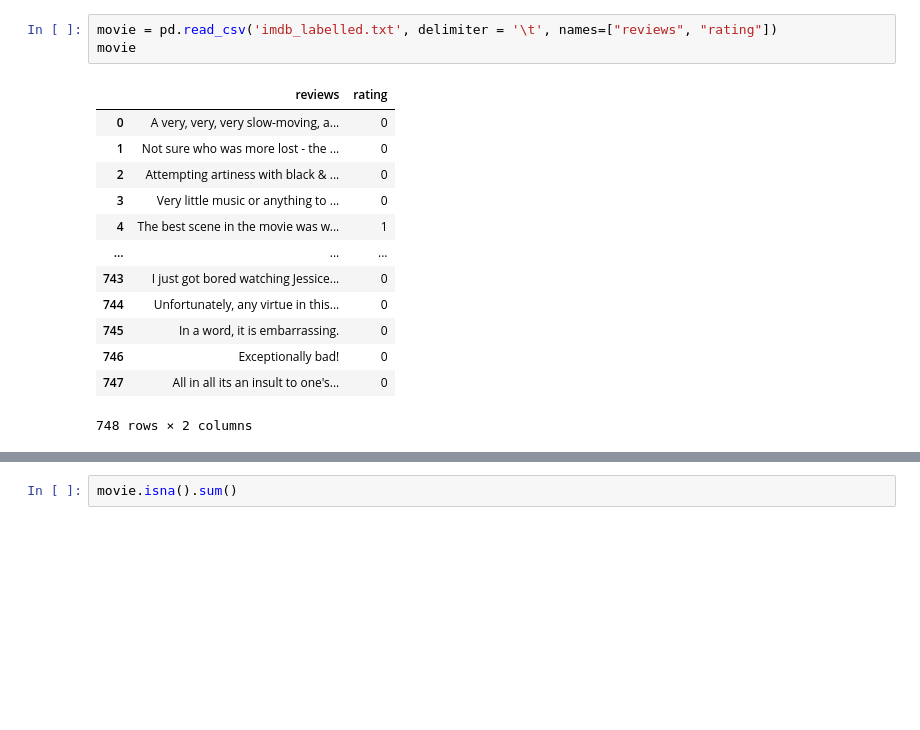
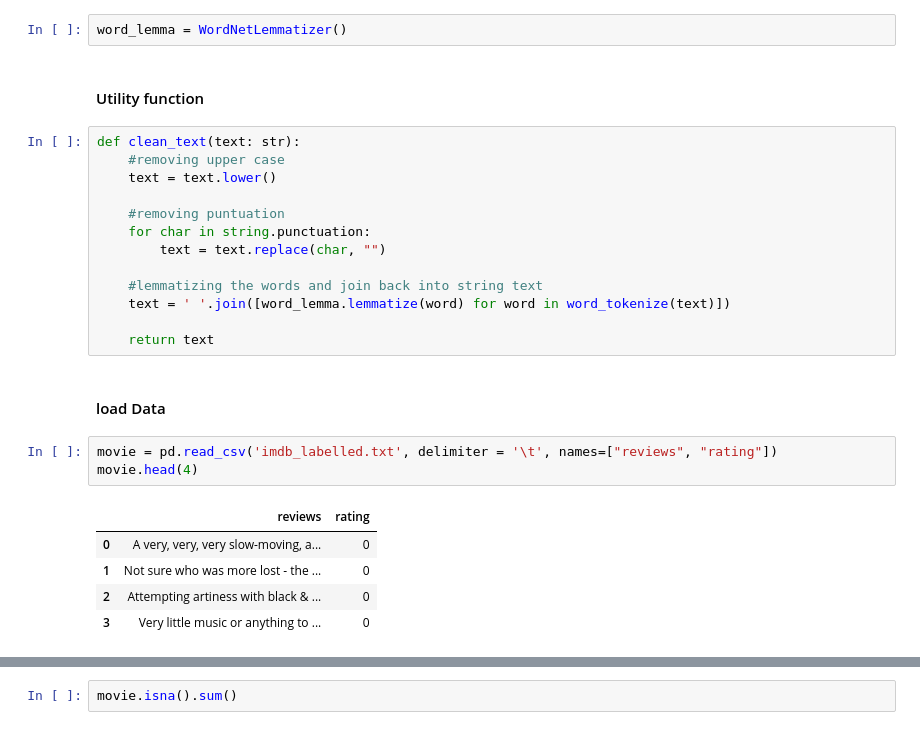
Before and after one commit to cisco00/Sentimental-Analysis-on-threat, a Jupyter notebook: ComplementNB.ipynb, the cells around one changed output, grey strips where cells are left out. Saved outputs shown, nothing was run; the diff lists cells and outputs as text; blank space fills up the shorter version.

```diff
--- a/ComplementNB.ipynb
+++ b/ComplementNB.ipynb
@@ -15,17 +30,28 @@ sp = spacy
+# %%
+word_lemma = WordNetLemmatizer()
+# %% [markdown]
+#### Utility function
+# %%
+def clean_text(text: str):
+    #removing upper case
+    text = text.lower()
+
+    #removing puntuation
+    for char in string.punctuation:
+        text = text.replace(char, "")
+
+    #lemmatizing the words and join back into string text
+    text = ' '.join([word_lemma.lemmatize(word) for word in word_tokenize(text)])
+
+    return text
+# %% [markdown]
+#### load Data
 # %%
 movie = pd.read_csv('imdb_labelled.txt', delimiter = '\t', names=["reviews", "rating"])
-movie
+movie.head(4)
 # %% [output]
 |  | reviews | rating |
 | 0 | A very, very, very slow-moving, a... | 0 |
 | 1 | Not sure who was more lost - the ... | 0 |
 | 2 | Attempting artiness with black & ... | 0 |
 | 3 | Very little music or anything to ... | 0 |
-| 4 | The best scene in the movie was w... | 1 |
-| ... | ... | ... |
-| 743 | I just got bored watching Jessice... | 0 |
-| 744 | Unfortunately, any virtue in this... | 0 |
-| 745 | In a word, it is embarrassing. | 0 |
-| 746 | Exceptionally bad! | 0 |
-| 747 | All in all its an insult to one's... | 0 |
-748 rows × 2 columns
```
Also changed, not shown: parts of 27 cells of this notebook, 6 other files.
